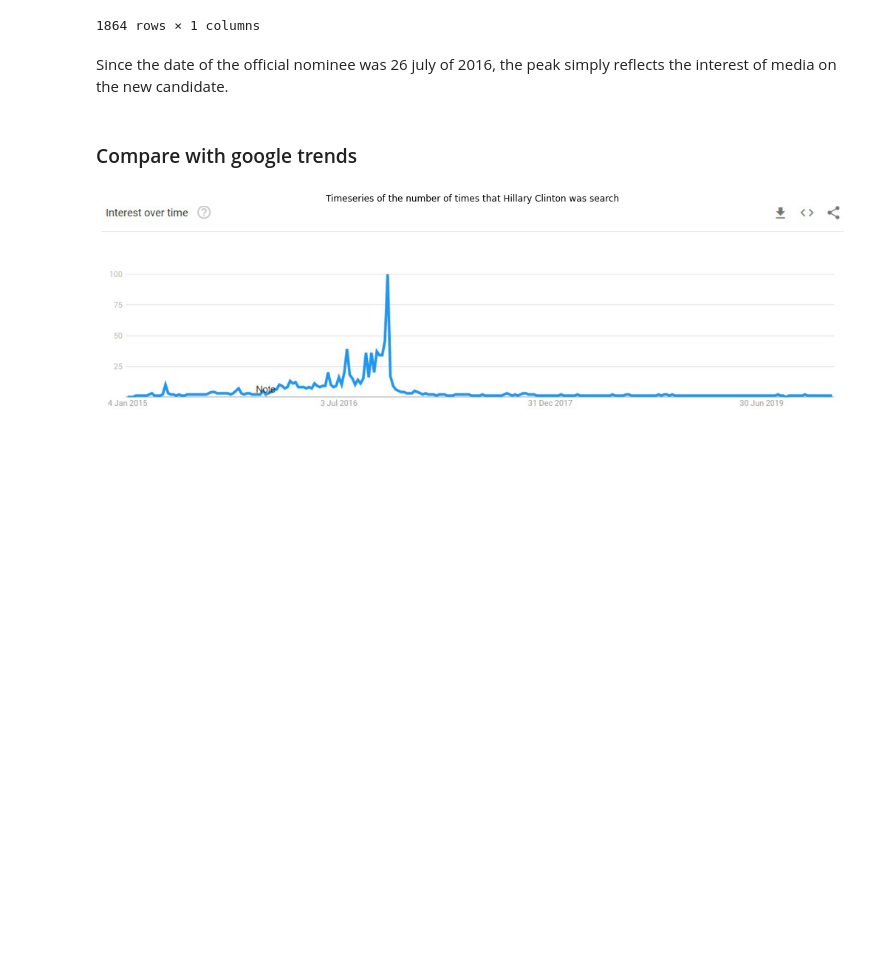
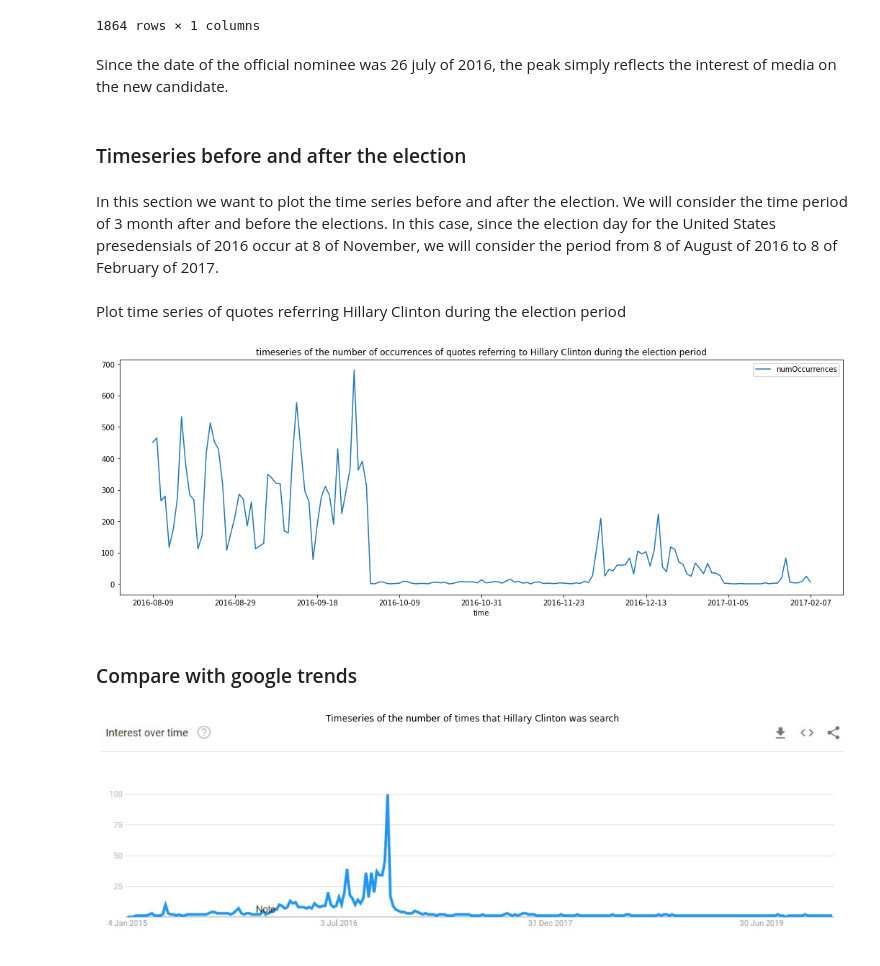
Before and after one commit to lucarossi9/Applied-Data-Analysis-project, a Jupyter notebook: Project2.ipynb, the cells around one changed output. Drawn from its saved outputs; the diff is of its cells as text; code cells hidden in the pictures; blank space fills up the shorter version.

Commit message:
add time series plot 3 month before and after election day

```diff
--- a/Project2.ipynb
+++ b/Project2.ipynb
@@ -231,6 +230,30 @@ times_series_Clinton.groupby(by = times_series_Clinton.index).count().sort_value
 1864 rows × 1 columns
 # %% [markdown]
 Since the date of the official nominee was 26 july of 2016, the peak simply reflects the interest of media on the new candidate.
+# %% [markdown]
+### Timeseries before and after the election
+# %% [markdown]
+In this section we want to plot the time series before and after the election. We will consider the time period of 3 month after and before the elections. In this case, since the election day for the United States presedensials of 2016 occur at 8 of November, we will consider the period from 8 of August of 2016 to 8 of February of 2017.
+# %%
+#select the time period of 3 month before and after the election day
+times_series_Clinton_BA_election = pd.DataFrame()
+times_series_Clinton_BA_election["date"] = times_series_Clinton.index
+times_series_Clinton_BA_election = times_series_Clinton_BA_election[(times_series_Clinton_BA_election["date"] > '2016-08-08') & (times_series_Clinton_BA_election["date"] < '2017-02-08')]
+
+times_series_Clinton_BA_election = pd.DataFrame(index = list(times_series_Clinton_BA_election["date"]))
+# %% [markdown]
+Plot time series of quotes referring Hillary Clinton during the election period
+# %%
+#Plot time series
+times_series_Clinton_BA_election["numOccurrences"] = 1
+
+times_series_Clinton_BA_election.groupby(by = times_series_Clinton_BA_election.index).count().plot()
+plt.rcParams["figure.figsize"] = (18,6)
+plt.title("timeseries of the number of occurrences of quotes referring to Hillary Clinton during the election period")
+plt.xlabel("time")
+plt.show()
+# %% [output]
+[figure, added]
 # %% [markdown]
 ### Compare with google trends
 # %%
```
Also changed, not shown: parts of 2 cells of this notebook.
